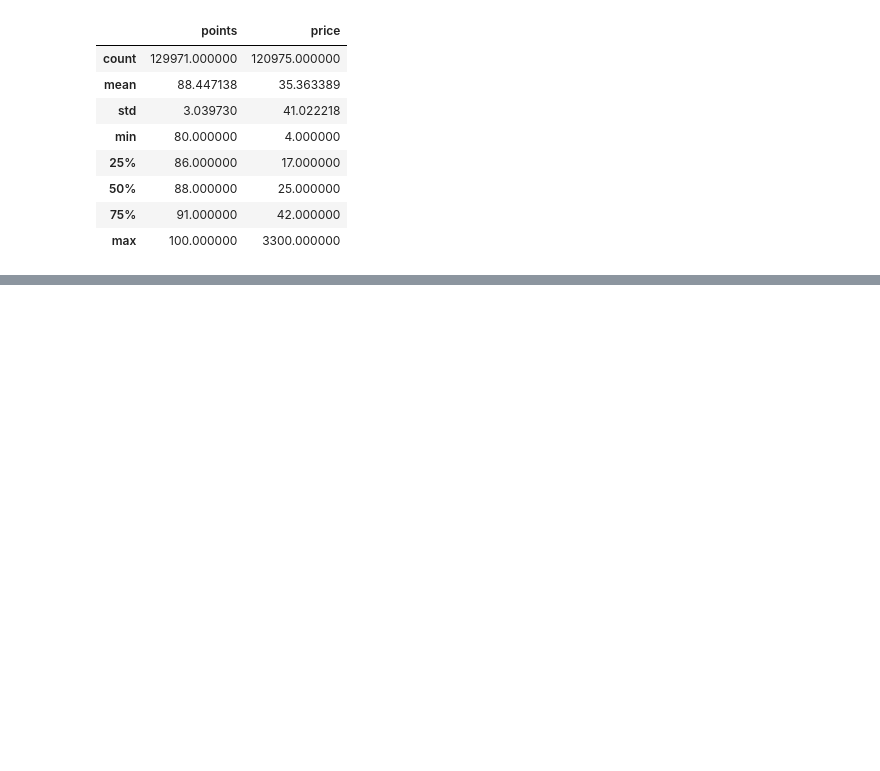
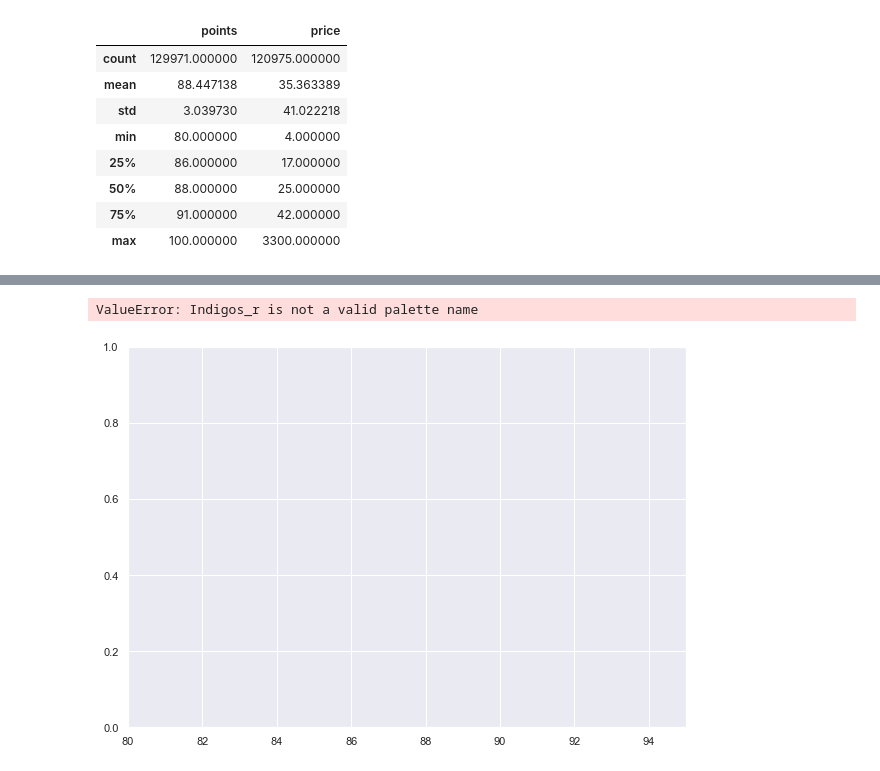
Before and after one commit to Nima-Sayyah/Drink-by-Data, a Jupyter notebook: Drink by Data (NS).ipynb, the cells around one changed output, grey strips where cells are left out. Saved outputs shown, nothing was run; the diff lists cells and outputs as text; code cells hidden in the pictures; blank space fills up the shorter version.

```diff
--- a/Drink by Data (NS).ipynb
+++ b/Drink by Data (NS).ipynb
@@ -162,0 +337,7 @@ We can also draw the inference that the price of wines are in dollars based on w
+# %%
+# Grouping countries by their average points
+df_group = df1.groupby('country').agg('mean')
+# %%
+# A dataframe of countries with the 5 most points
+df_top_points = df_group.sort_values(by='points', ascending=False)[:5]
+df_top_points
@@ -162,0 +352,10 @@ We can also draw the inference that the price of wines are in dollars based on w
+# %%
+plt.figure(figsize=(10,7))
+plt.xlim(80, 95)
+sns.barplot(x=df_top_points['points'], y=df_top_points.index, palette='Indigos_r')
+plt.title('Top 5 Countries Average Points', fontsize = 15)
+plt.xlabel('Average Points')
+plt.ylabel('Country');
+# %% [output]
+ValueError: Indigos_r is not a valid palette name
+[figure, added]
```
Also changed, not shown: parts of 28 cells of this notebook.
